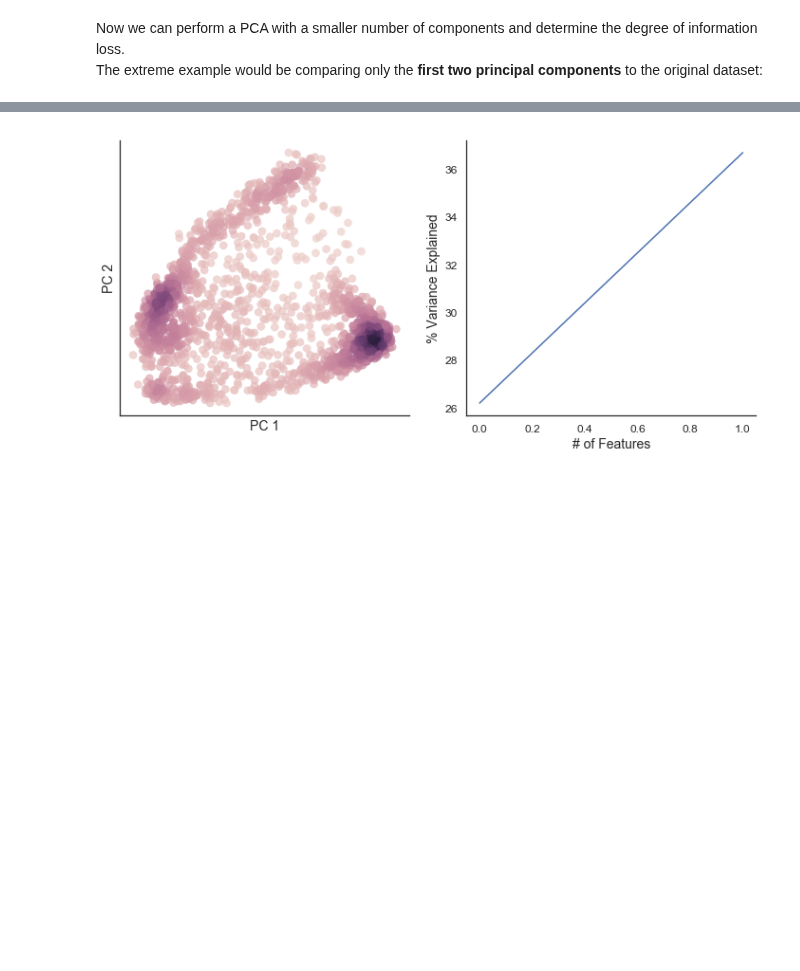
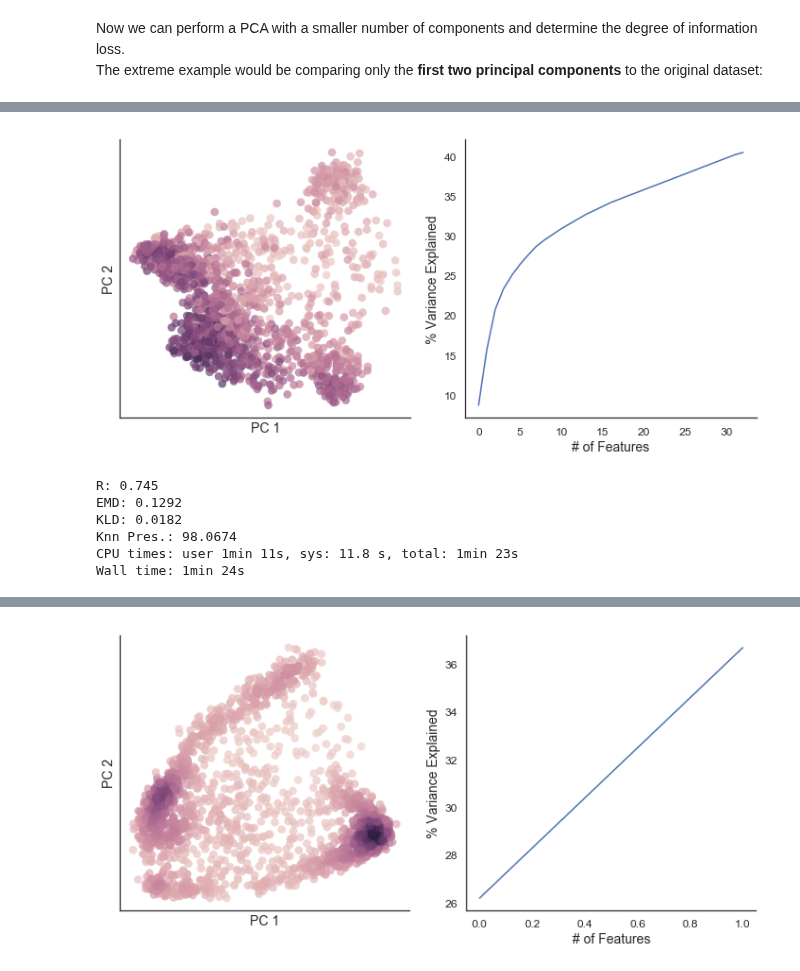
Before and after one commit to codyheiser/furry-couscous, a Jupyter notebook: DR_eval.ipynb, the cells around one changed output, grey strips where cells are left out. Saved outputs shown, nothing was run; the diff lists cells and outputs as text; code cells hidden in the pictures; blank space fills up the shorter version.

```diff
--- a/DR_eval.ipynb
+++ b/DR_eval.ipynb
@@ -107,0 +103,20 @@ Wall time: 18.3 s
+# %%
+retina_PCA33 = fcc_PCA(retina.arcsinh_norm(), n_components=33)
+retina_PCA33.plot_PCA()
+# %% [output]
+[figure, added]
+# %%
+%%time
+pre_flat_norm, post_flat_norm, mantel_stats, EMD, KLD = distance_stats(pre=retina.distance_matrix(transform='arcsinh'), post=retina_PCA33.distance_matrix())
+knn = knn_preservation(pre=retina.knn_graph(k, transform='arcsinh'), post=retina_PCA33.knn_graph(k))
+print('R: {}\nEMD: {}\nKLD: {}\nKnn Pres.: {}'.format(round(mantel_stats[0],4), round(EMD,4), round(KLD,4), round(knn, 4)))
+
+# dump outputs into dictionary
+final_distance_stats['Retina']['R']['PCA (33)'], final_distance_stats['Retina']['EMD']['PCA (33)'], final_distance_stats['Retina']['KLD']['PCA (33)'], final_distance_stats['Retina']['Knn Pres.']['PCA (33)'] = mantel_stats[0], EMD, KLD, knn
+# %% [output]
+R: 0.745
+EMD: 0.1292
+KLD: 0.0182
+Knn Pres.: 98.0674
+CPU times: user 1min 11s, sys: 11.8 s, total: 1min 23s
+Wall time: 1min 24s
```
Also changed, not shown: parts of 12 cells of this notebook, 8 other files.
